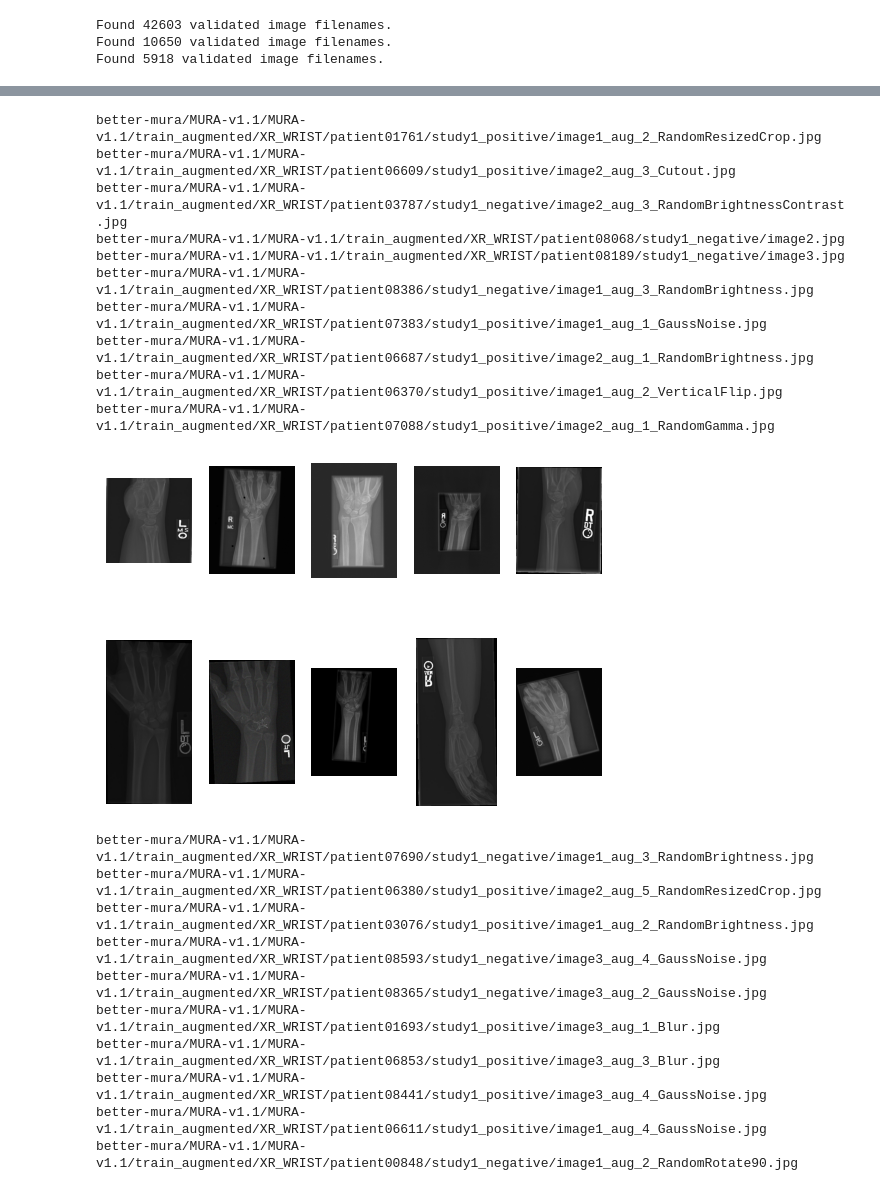
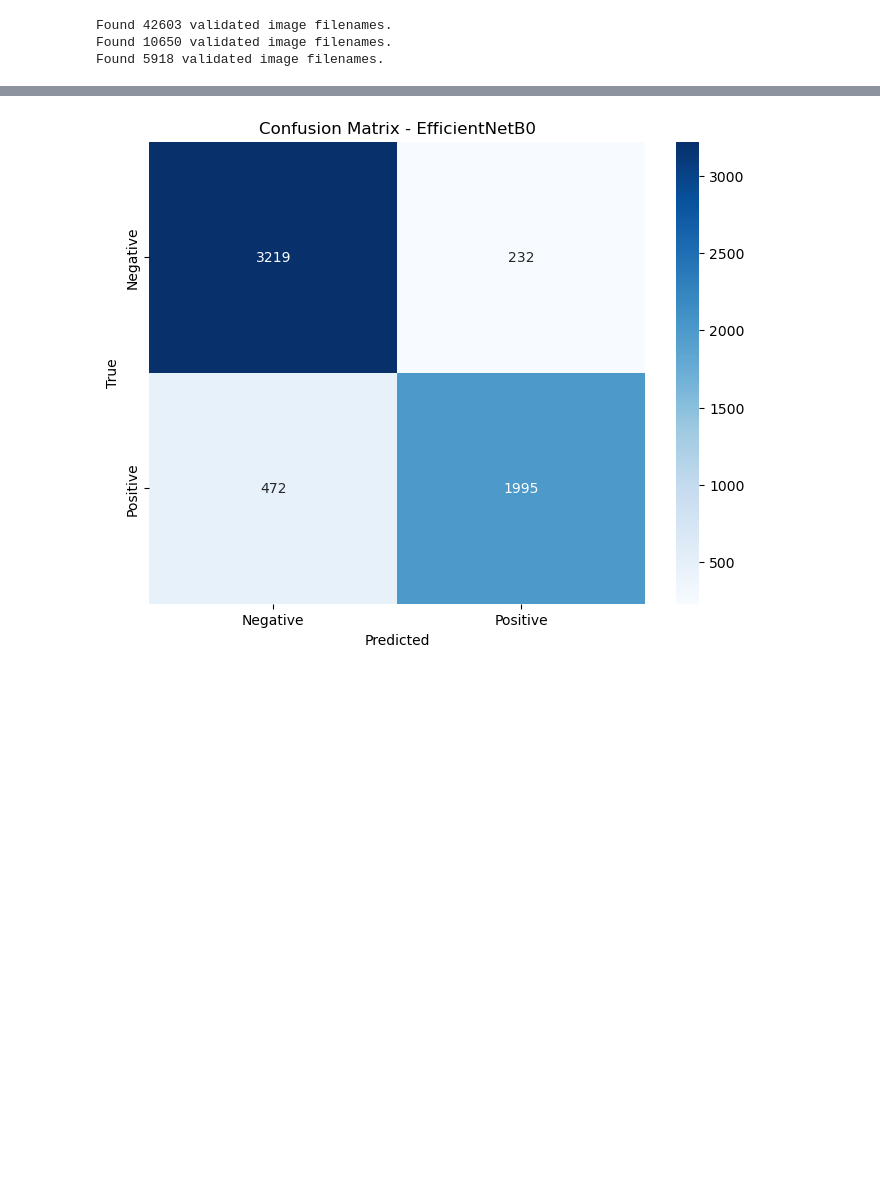
Before and after one commit to cletuzz00/Wrist-Fracture-Detection-Using-Convolution-Neural-Networks, a Jupyter notebook: model_final.ipynb, the cells around one changed output, grey strips where cells are left out. Cells and saved outputs as stored; diff of their text form; code cells hidden in the pictures; blank space fills up the shorter version.

```diff
--- a/model_final.ipynb
+++ b/model_final.ipynb
@@ -251,26 +247,29 @@ Test Accuracy: 0.8625
 # %%
 # Predict on test data
-y_pred_prob = model.predict(test_images)
-y_pred = (y_pred_prob > 0.4).astype(int)  # Lower threshold to improve recall
-
-# Extract true labels
-true_labels = test_images.labels
-
-# Print classification report
-print(classification_report(true_labels, y_pred))
-
-# Calculate ROC AUC score
-roc_auc = roc_auc_score(true_labels, y_pred_prob)
-print(f"ROC AUC Score: {roc_auc}")
-
-# Confusion matrix
-
-cm = confusion_matrix(true_labels, y_pred)
-plt.figure(figsize=(8, 6))
-sns.heatmap(cm, annot=True, fmt='d', cmap='Blues', cbar=False)
-plt.xlabel('Predicted')
-plt.ylabel('True')
-plt.title('Confusion Matrix')
-
-plt.show()
+y_pred_resnet = resnet_model.predict(test_images)
+y_pred_resnet = np.round(y_pred_resnet).flatten()
+y_pred_effnet = effnet_model.predict(test_images)
+y_pred_effnet = np.round(y_pred_effnet).flatten()
+y_true = test_df['label'].values
+# Classification report
+print("\nClassification Report for ResNet50:")
+print(classification_report(y_true, y_pred_resnet, target_names=["Negative", "Positive"]))
+print("\nClassification Report for EfficientNetB0:")
+print(classification_report(y_true, y_pred_effnet, target_names=["Negative", "Positive"]))
+# ROC AUC Score
+resnet_auc = roc_auc_score(y_true, y_pred_resnet)
+effnet_auc = roc_auc_score(y_true, y_pred_effnet)
+print(f"ResNet50 ROC AUC Score: {resnet_auc:.4f}")
+print(f"EfficientNetB0 ROC AUC Score: {effnet_auc:.4f}")
+# Confusion Matrix
+def plot_confusion_matrix(y_true, y_pred, model_name):
+    cm = confusion_matrix(y_true, y_pred)
+    plt.figure(figsize=(8, 6))
+    sns.heatmap(cm, annot=True, fmt='d', cmap='Blues', xticklabels=["Negative", "Positive"], yticklabels=["Negative", "Positive"])
+    plt.title(f'Confusion Matrix - {model_name}')
+    plt.xlabel('Predicted')
+    plt.ylabel('True')
+    plt.show()
+plot_confusion_matrix(y_true, y_pred_resnet, "ResNet50")
+plot_confusion_matrix(y_true, y_pred_effnet, "EfficientNetB0")
 # %% [output]
@@ -291,21 +294 @@ ROC AUC Score: 0.956576975450035
-better-mura/MURA-v1.1/MURA-v1.1/train_augmented/XR_WRIST/patient01761/study1_positive/image1_aug_2_RandomResizedCrop.jpg
-better-mura/MURA-v1.1/MURA-v1.1/train_augmented/XR_WRIST/patient06609/study1_positive/image2_aug_3_Cutout.jpg
-better-mura/MURA-v1.1/MURA-v1.1/train_augmented/XR_WRIST/patient03787/study1_negative/image2_aug_3_RandomBrightnessContrast.jpg
-better-mura/MURA-v1.1/MURA-v1.1/train_augmented/XR_WRIST/patient08068/study1_negative/image2.jpg
-better-mura/MURA-v1.1/MURA-v1.1/train_augmented/XR_WRIST/patient08189/study1_negative/image3.jpg
-better-mura/MURA-v1.1/MURA-v1.1/train_augmented/XR_WRIST/patient08386/study1_negative/image1_aug_3_RandomBrightness.jpg
-better-mura/MURA-v1.1/MURA-v1.1/train_augmented/XR_WRIST/patient07383/study1_positive/image1_aug_1_GaussNoise.jpg
-better-mura/MURA-v1.1/MURA-v1.1/train_augmented/XR_WRIST/patient06687/study1_positive/image2_aug_1_RandomBrightness.jpg
-better-mura/MURA-v1.1/MURA-v1.1/train_augmented/XR_WRIST/patient06370/study1_positive/image1_aug_2_VerticalFlip.jpg
-better-mura/MURA-v1.1/MURA-v1.1/train_augmented/XR_WRIST/patient07088/study1_positive/image2_aug_1_RandomGamma.jpg
-[figure, old version]
+[figure, new version]
-better-mura/MURA-v1.1/MURA-v1.1/train_augmented/XR_WRIST/patient07690/study1_negative/image1_aug_3_RandomBrightness.jpg
-better-mura/MURA-v1.1/MURA-v1.1/train_augmented/XR_WRIST/patient06380/study1_positive/image2_aug_5_RandomResizedCrop.jpg
-better-mura/MURA-v1.1/MURA-v1.1/train_augmented/XR_WRIST/patient03076/study1_positive/image1_aug_2_RandomBrightness.jpg
-better-mura/MURA-v1.1/MURA-v1.1/train_augmented/XR_WRIST/patient08593/study1_negative/image3_aug_4_GaussNoise.jpg
-better-mura/MURA-v1.1/MURA-v1.1/train_augmented/XR_WRIST/patient08365/study1_negative/image3_aug_2_GaussNoise.jpg
-better-mura/MURA-v1.1/MURA-v1.1/train_augmented/XR_WRIST/patient01693/study1_positive/image3_aug_1_Blur.jpg
-better-mura/MURA-v1.1/MURA-v1.1/train_augmented/XR_WRIST/patient06853/study1_positive/image3_aug_3_Blur.jpg
-better-mura/MURA-v1.1/MURA-v1.1/train_augmented/XR_WRIST/patient08441/study1_positive/image3_aug_4_GaussNoise.jpg
-better-mura/MURA-v1.1/MURA-v1.1/train_augmented/XR_WRIST/patient06611/study1_positive/image1_aug_4_GaussNoise.jpg
-better-mura/MURA-v1.1/MURA-v1.1/train_augmented/XR_WRIST/patient00848/study1_negative/image1_aug_2_RandomRotate90.jpg
```
Also changed, not shown: parts of 14 cells of this notebook, 8 other files.
